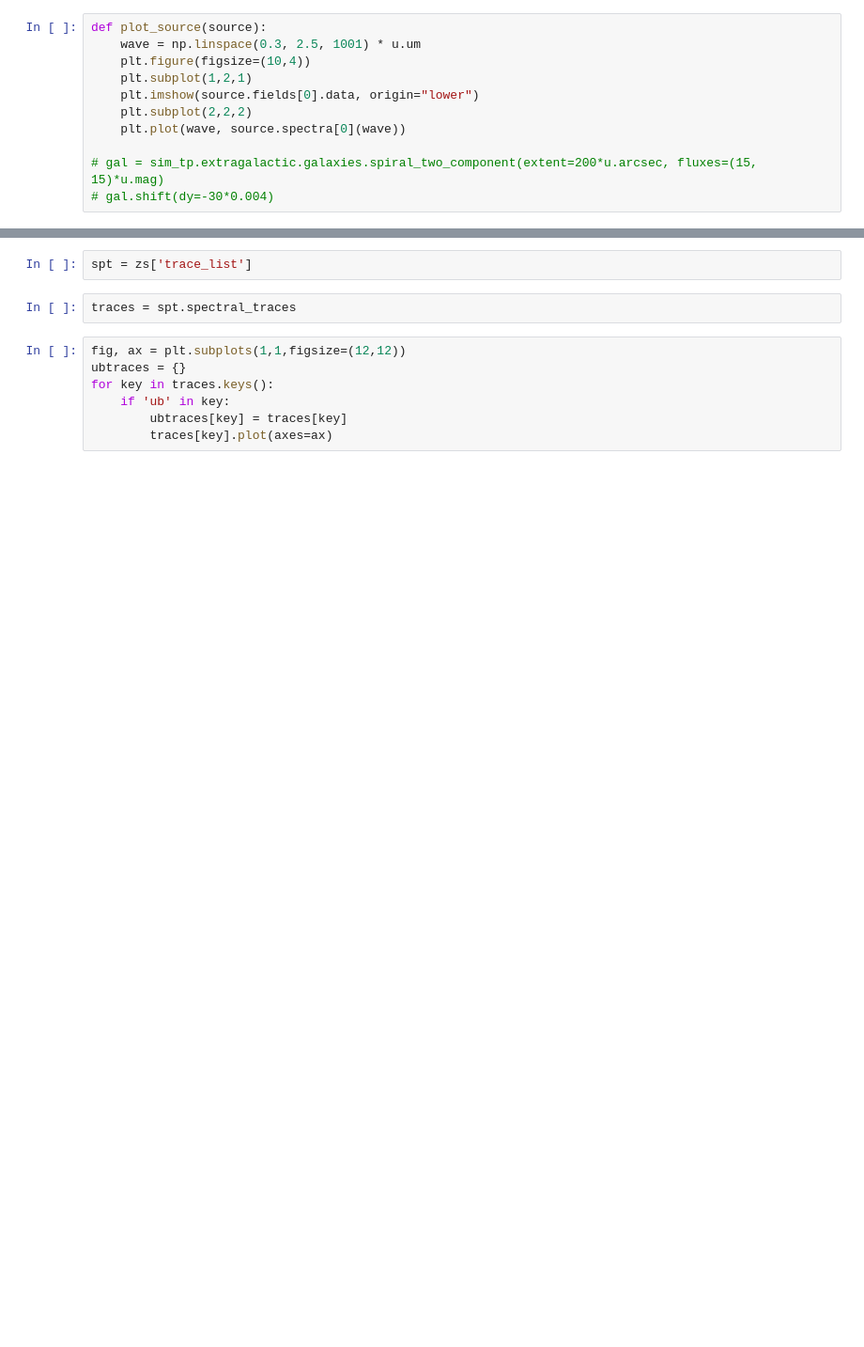
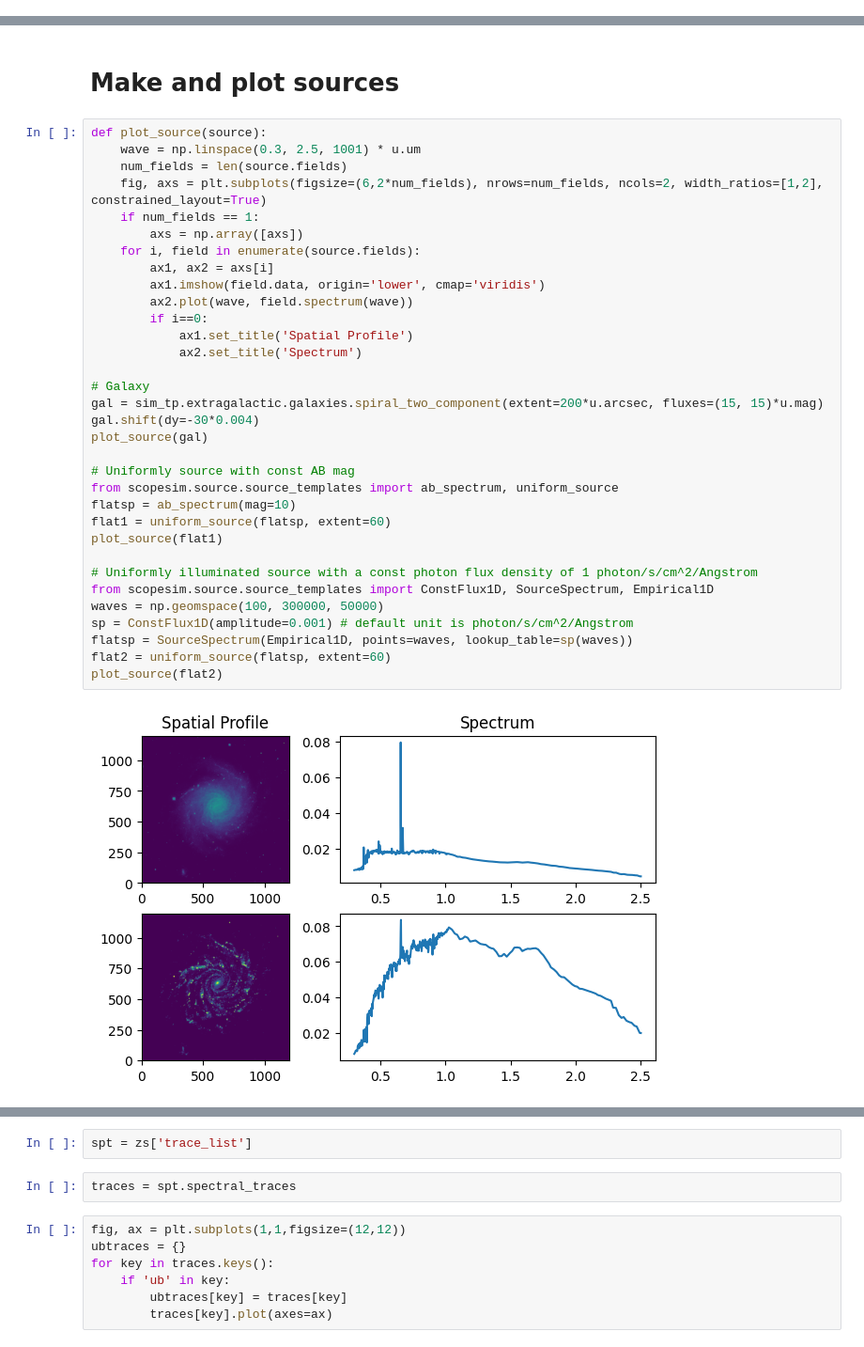
Before and after one commit to CaltechOpticalObservatories/zs-scopesim, a Jupyter notebook: notebooks/playground_zshooter.ipynb, the cells around one changed output, grey strips where cells are left out. Shown at 94% size. Drawn from its saved outputs; the diff is of its cells as text; blank space fills up the shorter version.

```diff
--- a/notebooks/playground_zshooter.ipynb
+++ b/notebooks/playground_zshooter.ipynb
@@ -25,11 +14,0 @@ The spectrograph has been setup with the following properties:
-# %%
-def plot_source(source):
-    wave = np.linspace(0.3, 2.5, 1001) * u.um
-    plt.figure(figsize=(10,4))
-    plt.subplot(1,2,1)
-    plt.imshow(source.fields[0].data, origin="lower")
-    plt.subplot(2,2,2)
-    plt.plot(wave, source.spectra[0](wave))
-
-# gal = sim_tp.extragalactic.galaxies.spiral_two_component(extent=200*u.arcsec, fluxes=(15, 15)*u.mag)
-# gal.shift(dy=-30*0.004)
@@ -99,0 +165,37 @@ here
+# %% [markdown]
+# Make and plot sources
+# %%
+def plot_source(source):
+    wave = np.linspace(0.3, 2.5, 1001) * u.um
+    num_fields = len(source.fields)
+    fig, axs = plt.subplots(figsize=(6,2*num_fields), nrows=num_fields, ncols=2, width_ratios=[1,2], constrained_layout=True)
+    if num_fields == 1:
+        axs = np.array([axs])
+    for i, field in enumerate(source.fields):
+        ax1, ax2 = axs[i]
+        ax1.imshow(field.data, origin='lower', cmap='viridis')
+        ax2.plot(wave, field.spectrum(wave))
+        if i==0:
+            ax1.set_title('Spatial Profile')
+            ax2.set_title('Spectrum')
+
+# Galaxy
+gal = sim_tp.extragalactic.galaxies.spiral_two_component(extent=200*u.arcsec, fluxes=(15, 15)*u.mag)
+gal.shift(dy=-30*0.004)
+plot_source(gal)
+
+# Uniformly source with const AB mag
+from scopesim.source.source_templates import ab_spectrum, uniform_source
+flatsp = ab_spectrum(mag=10)
+flat1 = uniform_source(flatsp, extent=60)
+plot_source(flat1)
+
+# Uniformly illuminated source with a const photon flux density of 1 photon/s/cm^2/Angstrom
+from scopesim.source.source_templates import ConstFlux1D, SourceSpectrum, Empirical1D
+waves = np.geomspace(100, 300000, 50000)
+sp = ConstFlux1D(amplitude=0.001) # default unit is photon/s/cm^2/Angstrom
+flatsp = SourceSpectrum(Empirical1D, points=waves, lookup_table=sp(waves))
+flat2 = uniform_source(flatsp, extent=60)
+plot_source(flat2)
+# %% [output]
+[figure, added]
```
Also changed, not shown: parts of 30 cells of this notebook, 15 other files.
